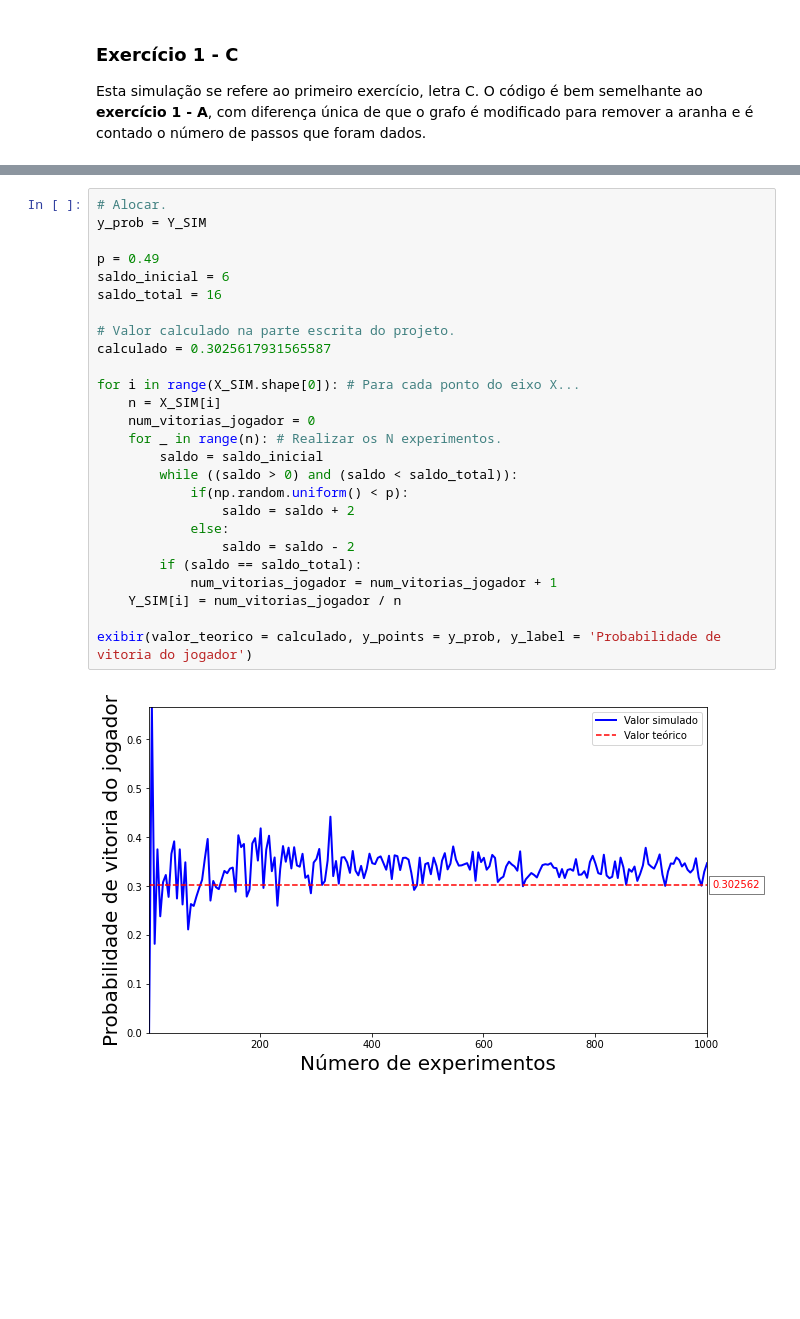
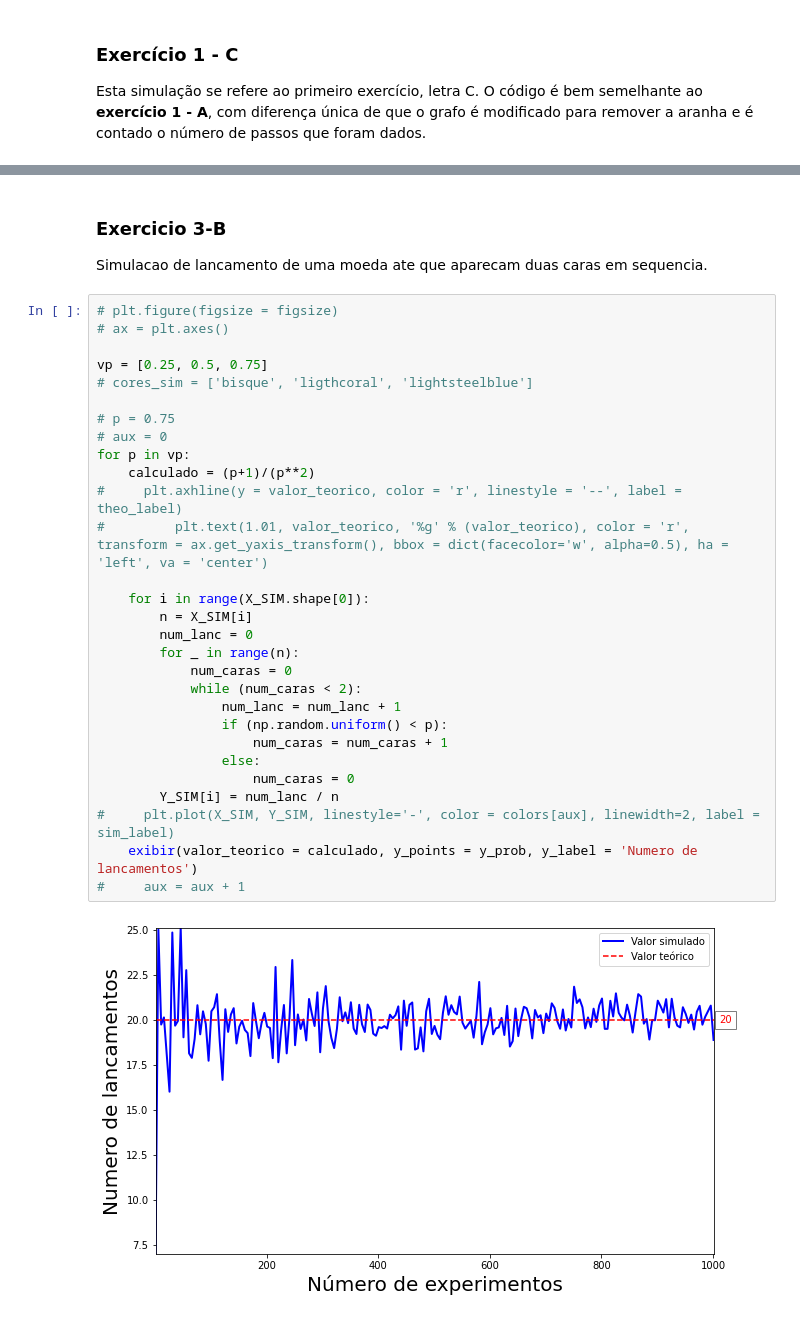
Before and after one commit to mcarvalhor/ProjEstocasticos, a Jupyter notebook: Simulacao.ipynb, the cells around one changed output, grey strips where cells are left out. Cells and saved outputs as stored; diff of their text form; blank space fills up the shorter version.

```diff
--- a/Simulacao.ipynb
+++ b/Simulacao.ipynb
@@ -180,28 +180,35 @@ exibir(valor_teorico = calculado, y_points = y_prob, y_label = 'Probabilidade de
-# %%
-# Alocar.
-y_prob = Y_SIM
-
-p = 0.49
-saldo_inicial = 6
-saldo_total = 16
-
-# Valor calculado na parte escrita do projeto.
-calculado = 0.3025617931565587
-
-for i in range(X_SIM.shape[0]): # Para cada ponto do eixo X...
-    n = X_SIM[i]
-    num_vitorias_jogador = 0
-    for _ in range(n): # Realizar os N experimentos.
-        saldo = saldo_inicial
-        while ((saldo > 0) and (saldo < saldo_total)):
-            if(np.random.uniform() < p):
-                saldo = saldo + 2
-            else:
-                saldo = saldo - 2
-        if (saldo == saldo_total):
-            num_vitorias_jogador = num_vitorias_jogador + 1
-    Y_SIM[i] = num_vitorias_jogador / n
-
-exibir(valor_teorico = calculado, y_points = y_prob, y_label = 'Probabilidade de vitoria do jogador')
-# %% [output]
-[figure, removed]
+# %% [markdown]
+### Exercicio 3-B
+
+Simulacao de lancamento de uma moeda ate que aparecam duas caras em sequencia.
+# %%
+# plt.figure(figsize = figsize)
+# ax = plt.axes()
+
+vp = [0.25, 0.5, 0.75]
+# cores_sim = ['bisque', 'ligthcoral', 'lightsteelblue']
+
+# p = 0.75
+# aux = 0
+for p in vp:
+    calculado = (p+1)/(p**2)
+#     plt.axhline(y = valor_teorico, color = 'r', linestyle = '--', label = theo_label)
+#         plt.text(1.01, valor_teorico, '%g' % (valor_teorico), color = 'r', transform = ax.get_yaxis_transform(), bbox = dict(facecolor='w', alpha=0.5), ha = 'left', va = 'center')
+
+    for i in range(X_SIM.shape[0]):
+        n = X_SIM[i]
+        num_lanc = 0
+        for _ in range(n):
+            num_caras = 0
+            while (num_caras < 2):
+                num_lanc = num_lanc + 1
+                if (np.random.uniform() < p):
+                    num_caras = num_caras + 1
+                else:
+                    num_caras = 0
+        Y_SIM[i] = num_lanc / n
+#     plt.plot(X_SIM, Y_SIM, linestyle='-', color = colors[aux], linewidth=2, label = sim_label)
+    exibir(valor_teorico = calculado, y_points = y_prob, y_label = 'Numero de lancamentos')
+#     aux = aux + 1
+# %% [output]
+[figure, added]
```
Also changed, not shown: parts of 6 cells of this notebook.
